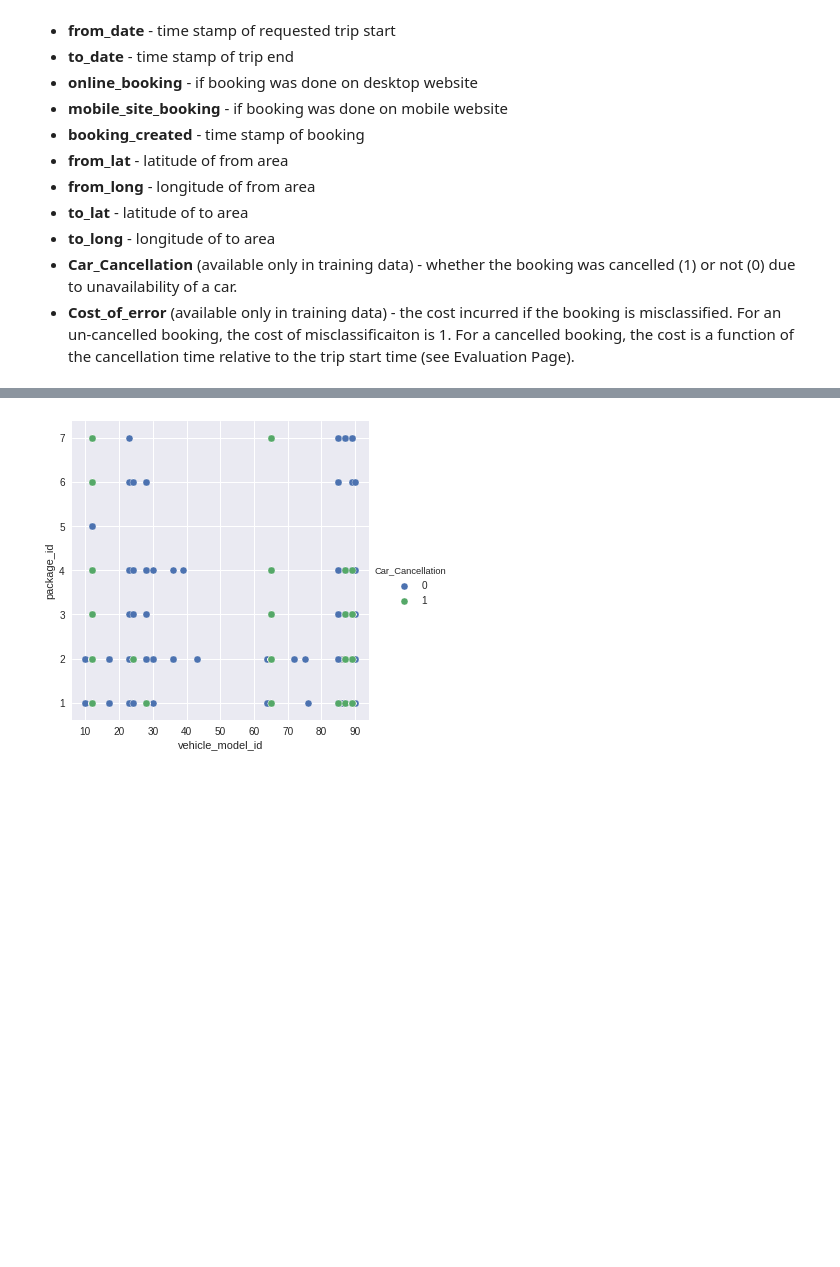
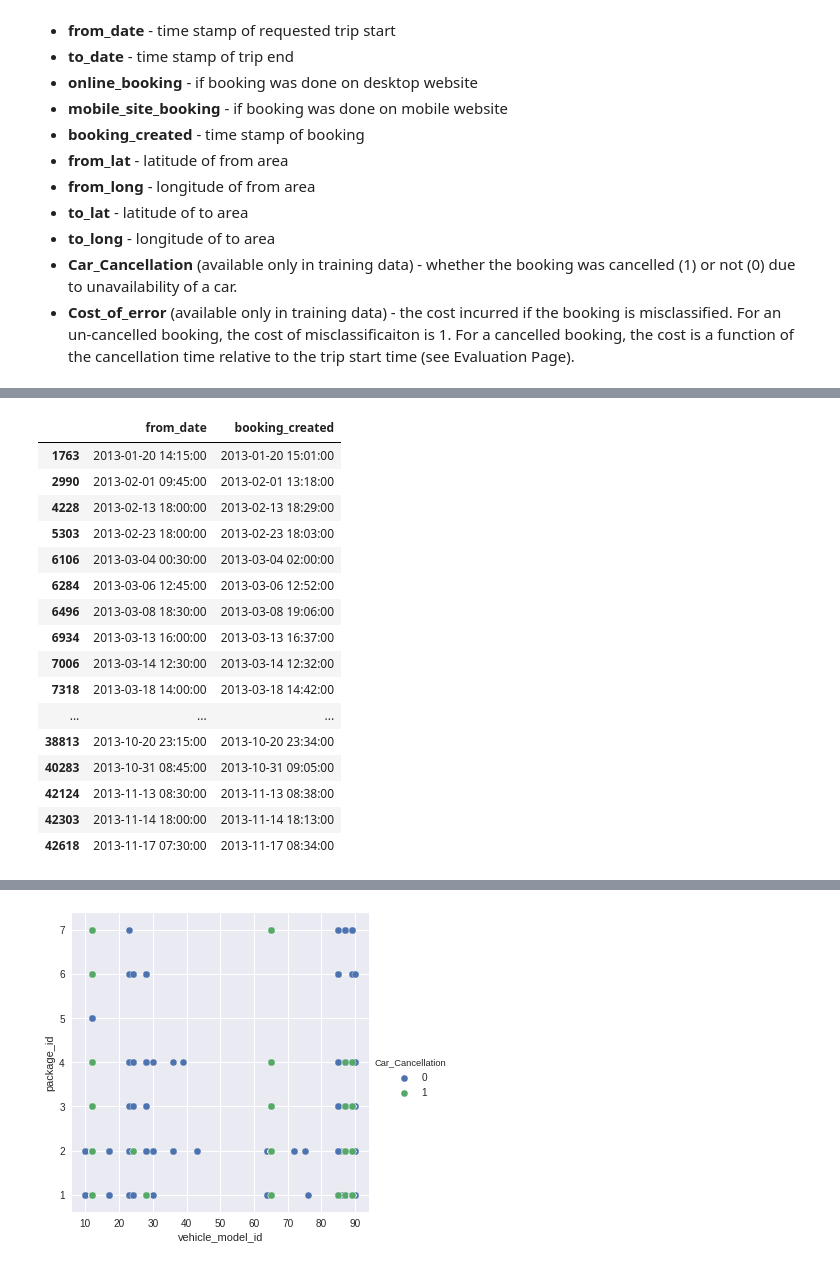
Before and after one commit to Jodahr/CabCancellation, a Jupyter notebook: CabCancellation.ipynb, the cells around one changed output, grey strips where cells are left out. Drawn from its saved outputs; the diff is of its cells as text; code cells hidden in the pictures; blank space fills up the shorter version.

```diff
--- a/CabCancellation.ipynb
+++ b/CabCancellation.ipynb
@@ -66,0 +99,21 @@ memory usage: 6.6+ MB
+# %%
+# weird time
+df[df.diff_booking_from_date < 0][['from_date', 'booking_created']]
+# %% [output]
+|  | from_date | booking_created |
+| 1763 | 2013-01-20 14:15:00 | 2013-01-20 15:01:00 |
+| 2990 | 2013-02-01 09:45:00 | 2013-02-01 13:18:00 |
+| 4228 | 2013-02-13 18:00:00 | 2013-02-13 18:29:00 |
+| 5303 | 2013-02-23 18:00:00 | 2013-02-23 18:03:00 |
+| 6106 | 2013-03-04 00:30:00 | 2013-03-04 02:00:00 |
+| 6284 | 2013-03-06 12:45:00 | 2013-03-06 12:52:00 |
+| 6496 | 2013-03-08 18:30:00 | 2013-03-08 19:06:00 |
+| 6934 | 2013-03-13 16:00:00 | 2013-03-13 16:37:00 |
+| 7006 | 2013-03-14 12:30:00 | 2013-03-14 12:32:00 |
+| 7318 | 2013-03-18 14:00:00 | 2013-03-18 14:42:00 |
+| ... | ... | ... |
+| 38813 | 2013-10-20 23:15:00 | 2013-10-20 23:34:00 |
+| 40283 | 2013-10-31 08:45:00 | 2013-10-31 09:05:00 |
+| 42124 | 2013-11-13 08:30:00 | 2013-11-13 08:38:00 |
+| 42303 | 2013-11-14 18:00:00 | 2013-11-14 18:13:00 |
+| 42618 | 2013-11-17 07:30:00 | 2013-11-17 08:34:00 |
```
Also changed, not shown: parts of 33 cells of this notebook.
